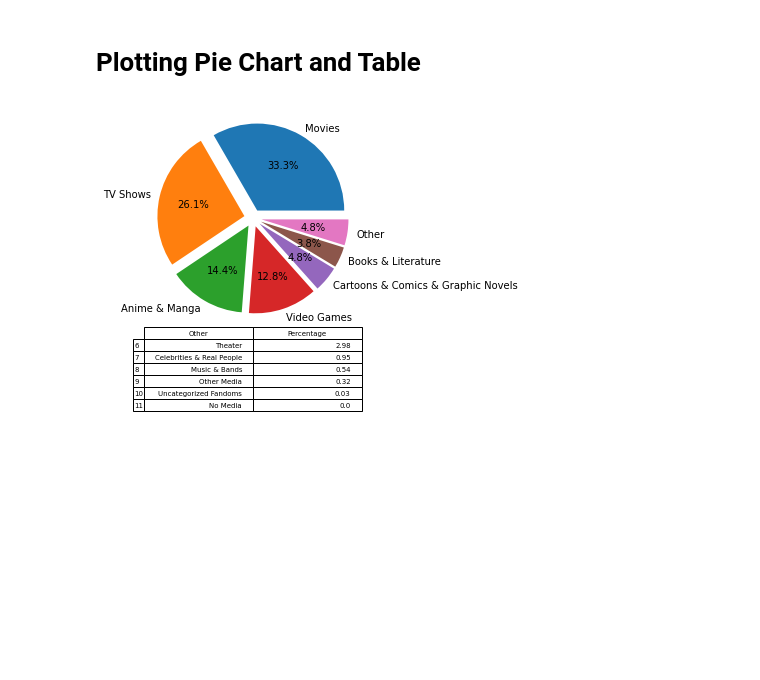
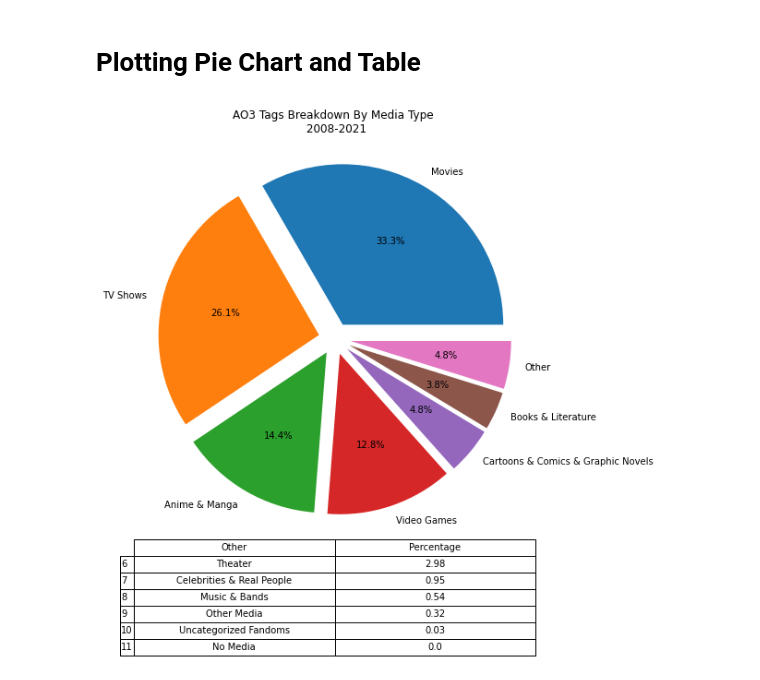
Before and after one commit to amecreate/ao3-data-vis, a Jupyter notebook: 05-23-tags-pie-chart.ipynb, the cells around one changed output. Drawn from its saved outputs; the diff is of its cells as text; code cells hidden in the pictures; blank space fills up the shorter version.

```diff
--- a/05-23-tags-pie-chart.ipynb
+++ b/05-23-tags-pie-chart.ipynb
@@ -234,11 +234,17 @@ drop_rows
 # %% [markdown]
 # Plotting Pie Chart and Table
 # %%
+# Plot pie chart
+# Plot table
 explode = [0.1] * len(media2.name)
 
-fig,axes = plt.subplots()
+fig,axes = plt.subplots(figsize=(10, 8))
 
 ax = axes.pie(media2.cached_count, labels=media2.name, explode=explode, autopct='%1.1f%%')
-table = pd.plotting.table(axes,data=drop_rows)
+table = pd.plotting.table(axes,data=drop_rows, cellLoc='center')
+
+# Aaethetics
+table.scale(1,1.5) # add padding around cell text
+ax = plt.title('AO3 Tags Breakdown By Media Type \n 2008-2021')
 # %% [output]
-[figure, old version]
+[figure, new version]
```
Also changed, not shown: parts of 1 cell of this notebook, 9 other files.
